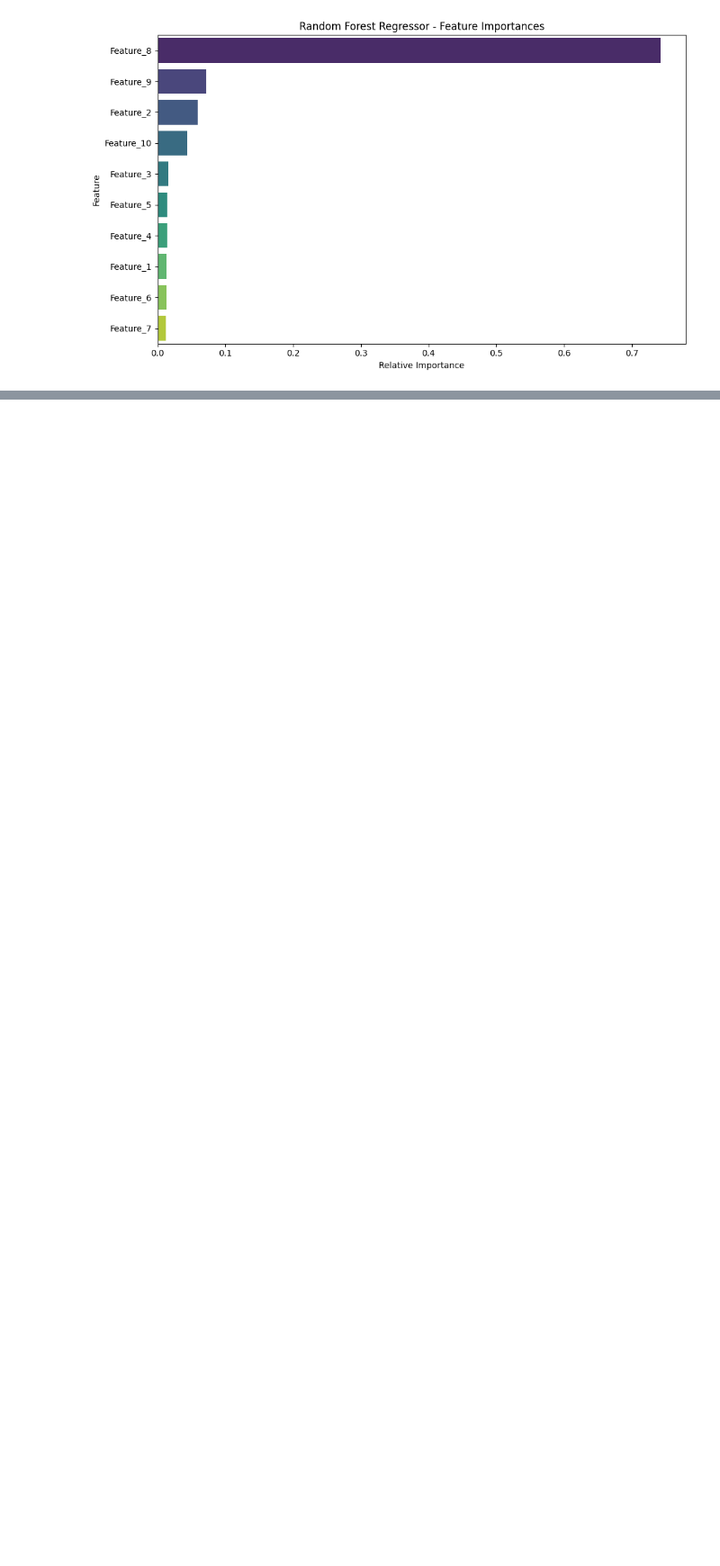
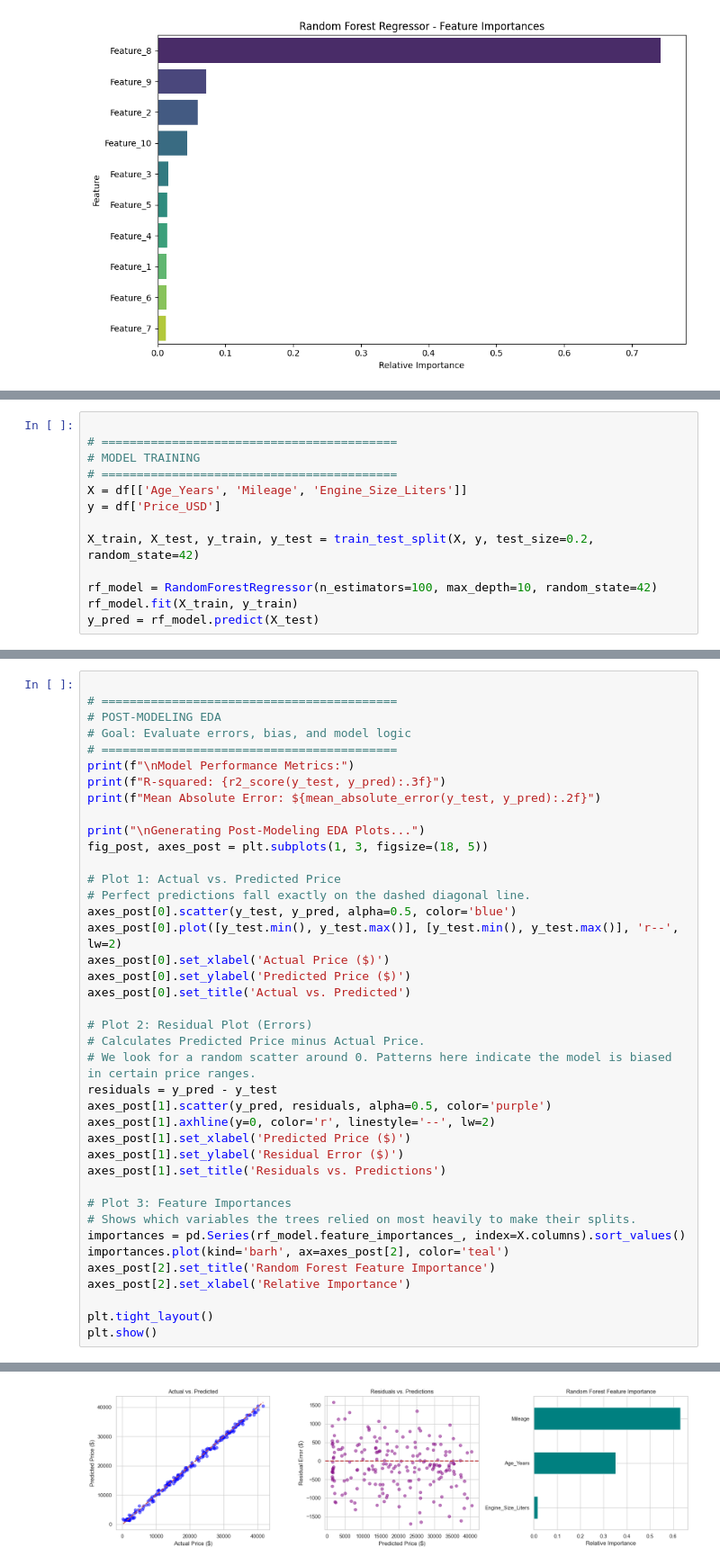
Before and after one commit to malik09-teach/batch-01, a Jupyter notebook: regressors/randomforestREG.ipynb, the cells around one changed output, grey strips where cells are left out. Shown at 90% size. Saved outputs shown, nothing was run; the diff lists cells and outputs as text; blank space fills up the shorter version.

```diff
--- a/regressors/randomforestREG.ipynb
+++ b/regressors/randomforestREG.ipynb
@@ -101,0 +165,13 @@ ValueError: X has 1 features, but RandomForestRegressor is expecting 10 features
+# %%
+
+# ==========================================
+# MODEL TRAINING
+# ==========================================
+X = df[['Age_Years', 'Mileage', 'Engine_Size_Liters']]
+y = df['Price_USD']
+
+X_train, X_test, y_train, y_test = train_test_split(X, y, test_size=0.2, random_state=42)
+
+rf_model = RandomForestRegressor(n_estimators=100, max_depth=10, random_state=42)
+rf_model.fit(X_train, y_train)
+y_pred = rf_model.predict(X_test)
@@ -101,0 +198,41 @@ ValueError: X has 1 features, but RandomForestRegressor is expecting 10 features
+# %%
+
+# ==========================================
+# POST-MODELING EDA
+# Goal: Evaluate errors, bias, and model logic
+# ==========================================
+print(f"\nModel Performance Metrics:")
+print(f"R-squared: {r2_score(y_test, y_pred):.3f}")
+print(f"Mean Absolute Error: ${mean_absolute_error(y_test, y_pred):.2f}")
+
+print("\nGenerating Post-Modeling EDA Plots...")
+fig_post, axes_post = plt.subplots(1, 3, figsize=(18, 5))
+
+# Plot 1: Actual vs. Predicted Price
+# Perfect predictions fall exactly on the dashed diagonal line.
+axes_post[0].scatter(y_test, y_pred, alpha=0.5, color='blue')
+axes_post[0].plot([y_test.min(), y_test.max()], [y_test.min(), y_test.max()], 'r--', lw=2)
+axes_post[0].set_xlabel('Actual Price ($)')
+axes_post[0].set_ylabel('Predicted Price ($)')
+axes_post[0].set_title('Actual vs. Predicted')
+
+# Plot 2: Residual Plot (Errors)
+# Calculates Predicted Price minus Actual Price.
+# We look for a random scatter around 0. Patterns here indicate the model is biased in certain price ranges.
+residuals = y_pred - y_test
+axes_post[1].scatter(y_pred, residuals, alpha=0.5, color='purple')
+axes_post[1].axhline(y=0, color='r', linestyle='--', lw=2)
+axes_post[1].set_xlabel('Predicted Price ($)')
+axes_post[1].set_ylabel('Residual Error ($)')
+axes_post[1].set_title('Residuals vs. Predictions')
+
+# Plot 3: Feature Importances
+# Shows which variables the trees relied on most heavily to make their splits.
+importances = pd.Series(rf_model.feature_importances_, index=X.columns).sort_values()
+importances.plot(kind='barh', ax=axes_post[2], color='teal')
+axes_post[2].set_title('Random Forest Feature Importance')
+axes_post[2].set_xlabel('Relative Importance')
+
+plt.tight_layout()
+plt.show()
+# %% [output]
@@ -101,0 +244 @@ ValueError: X has 1 features, but RandomForestRegressor is expecting 10 features
+[figure, added]
```
Also changed, not shown: parts of 7 cells of this notebook.
